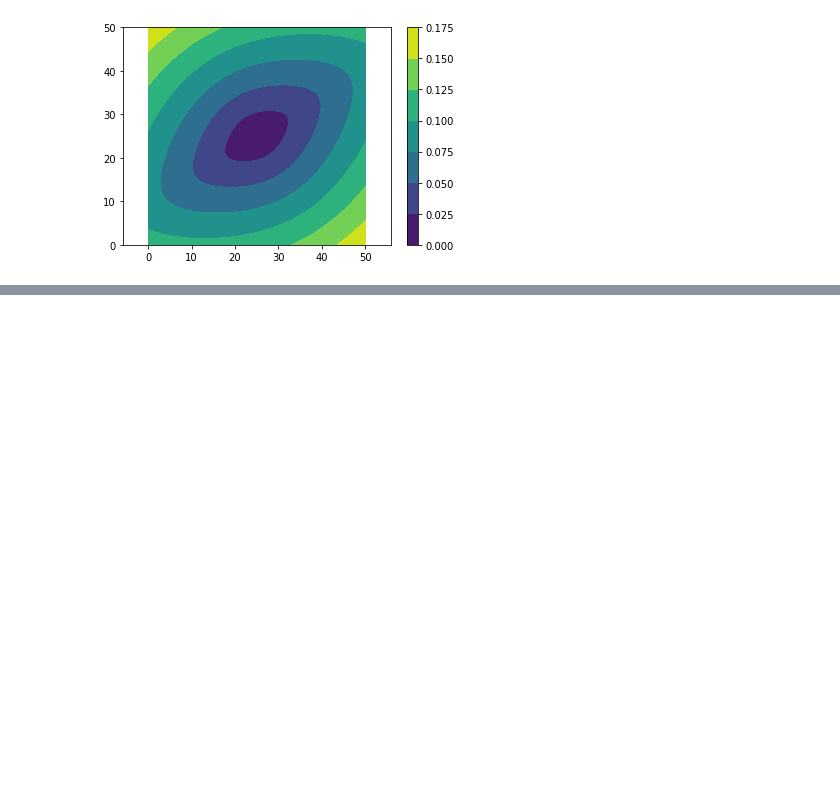
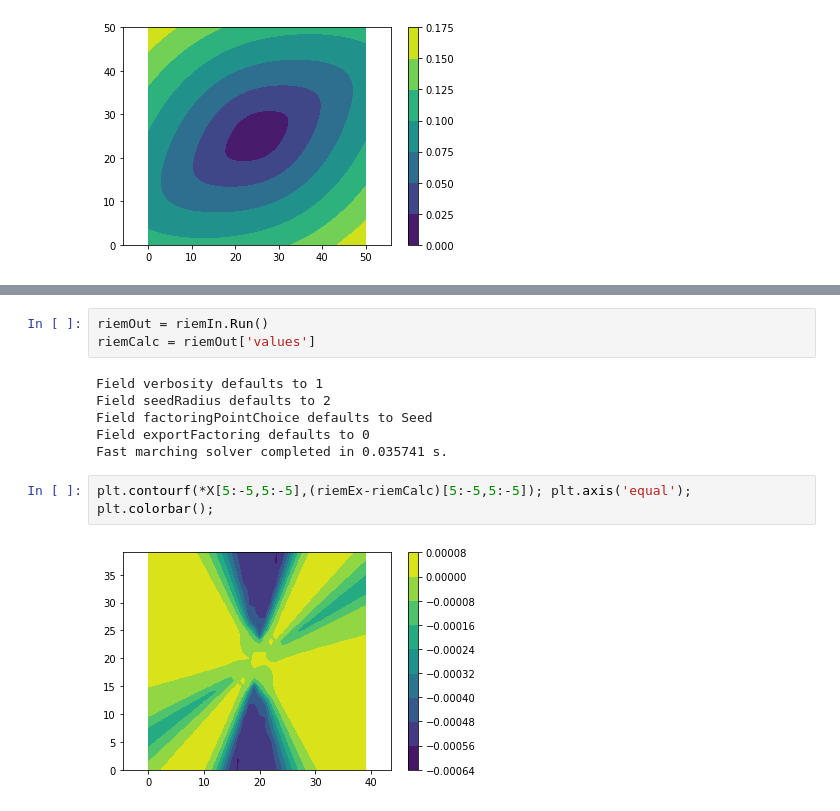
Before and after one commit to Mirebeau/AdaptiveGridDiscretizations, a Jupyter notebook: Notebooks_FMM/InPreparation/probleme_eulerien.ipynb, the cells around one changed output, grey strips where cells are left out. Cells and saved outputs as stored; diff of their text form; blank space fills up the shorter version.

```diff
--- a/Notebooks_FMM/InPreparation/probleme_eulerien.ipynb
+++ b/Notebooks_FMM/InPreparation/probleme_eulerien.ipynb
@@ -282,0 +299,13 @@ np.sqrt(((exact-calc)**2).sum() / (exact**2).sum())
+# %%
+riemOut = riemIn.Run()
+riemCalc = riemOut['values']
+# %% [output]
+Field verbosity defaults to 1
+Field seedRadius defaults to 2
+Field factoringPointChoice defaults to Seed
+Field exportFactoring defaults to 0
+Fast marching solver completed in 0.035741 s.
+# %%
+plt.contourf(*X[5:-5,5:-5],(riemEx-riemCalc)[5:-5,5:-5]); plt.axis('equal'); plt.colorbar();
+# %% [output]
+[figure, added]
```
Also changed, not shown: parts of 6 cells of this notebook, 30 other files.
